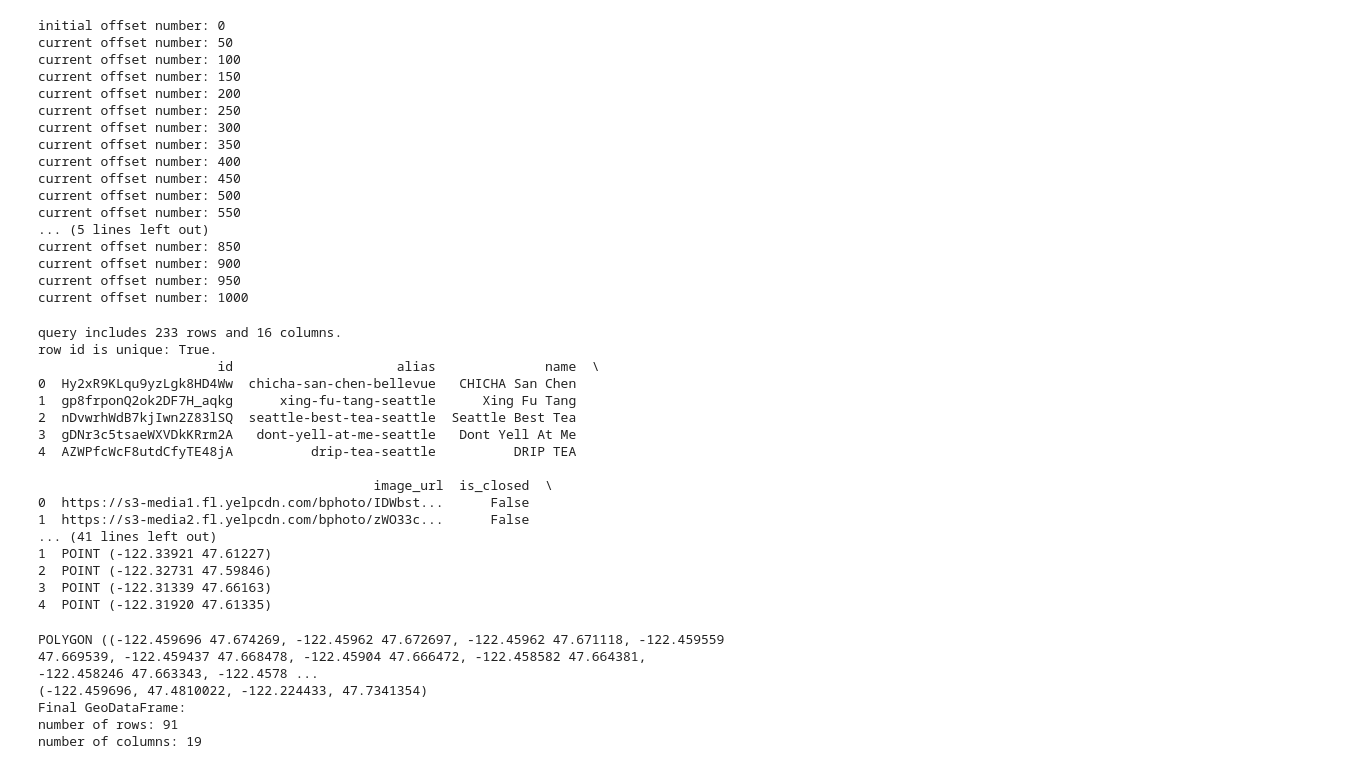
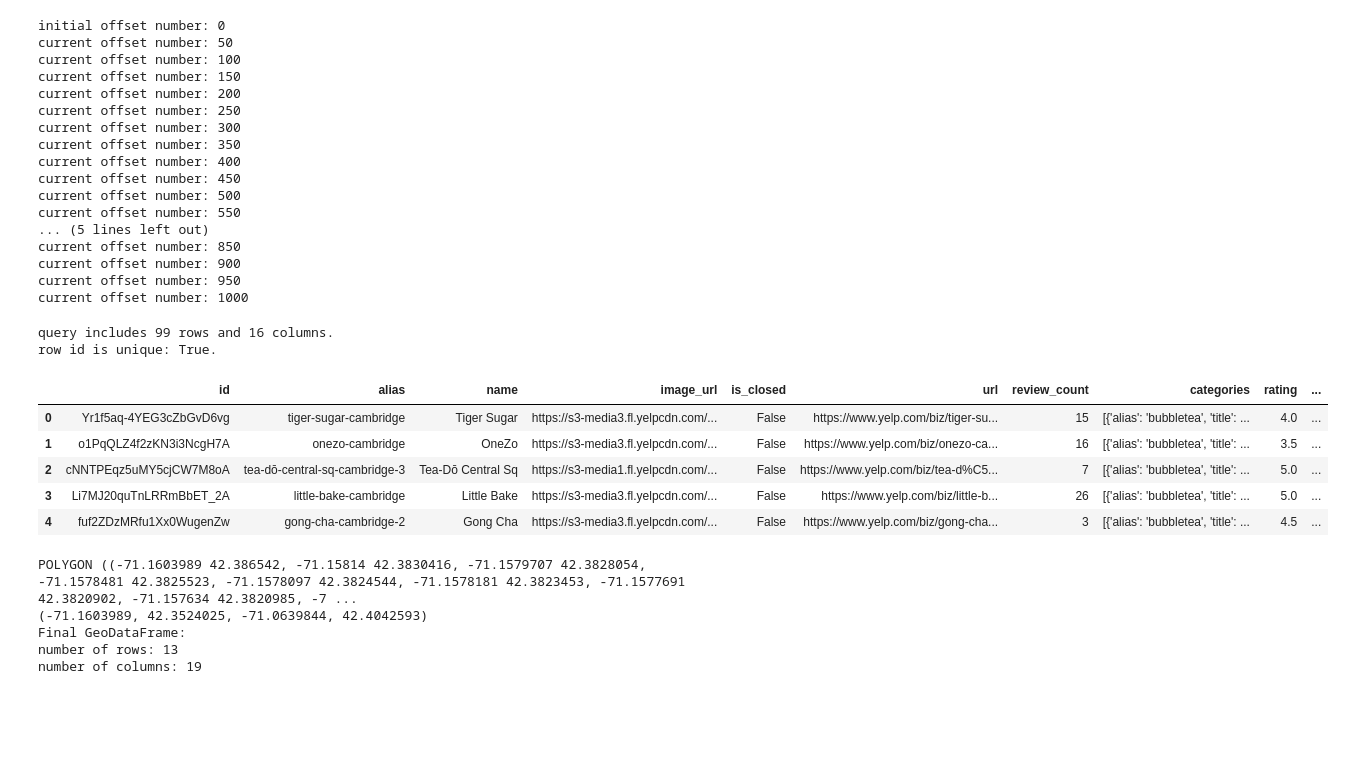
Before and after one commit to womogenes/am115-final, a Jupyter notebook: download_boba_gdf.ipynb, the cells around one changed output. Saved outputs shown, nothing was run; the diff lists cells and outputs as text; code cells hidden in the pictures; blank space fills up the shorter version.

```diff
--- a/download_boba_gdf.ipynb
+++ b/download_boba_gdf.ipynb
@@ -14,4 +14,11 @@ import osmnx as ox
 
 from dotenv import load_dotenv
 load_dotenv()
+
+CITY_NAME = os.environ["CITY_NAME"]
+CITY_SLUG = os.environ["CITY_SLUG"]
+print(f"City name: {CITY_NAME}")
+print(f"City slug: {CITY_SLUG}")
+
+API_KEY = os.environ.get("YELP_API_KEY")
 # %% [output]
@@ -19,6 +27,3 @@ True
-# %%
-# saving yelp api key as an environment variable
-API_KEY = os.environ.get("yelp_api")
 # %%
 # our offset parameter - each page 50 rows
 offset = 0
@@ -80,53 +85,44 @@ df = pd.concat(lst)
 df = df.reset_index(drop=True)
 
 # review shape of dataframe
 rows, columns = df.shape
 print()
 print("query includes {:,} rows and {} columns.".format(rows, columns))
 print("row id is unique: {}.".format(df["id"].is_unique))
 
 # review if dataframe id is unique, if not drop duplicates
 if df["id"].is_unique == False:
     duplicates = df.loc[df.duplicated(subset=["id"])]
     vals = list(duplicates.head()["name"].values)
     print("\nduplicates found: {}.".format(vals))
 
     df = df.drop_duplicates(subset=["id"]).reset_index(drop=True)
     print("dropping duplicates...")
 
     rows, columns = df.shape
     print("\nrow id is unique: {}.".format(df["id"].is_unique))
     print("query includes {:,} rows and {} columns.".format(rows, columns))
 
 
 # explode coordinates to create an individual column
 gdf = pd.concat([df, df["coordinates"].apply(pd.Series)], axis=1)
 
 # retrieve lat, lon values and return a geodataframe
 gdf = gpd.GeoDataFrame(gdf, crs=4326, geometry=gpd.points_from_xy(gdf.longitude, gdf.latitude))
 
-print(gdf.head())
+gdf.head()
 # %% [output]
-query includes 233 rows and 16 columns.
+query includes 99 rows and 16 columns.
 row id is unique: True.
-                       id                     alias              name  \
-0  Hy2xR9KLqu9yzLgk8HD4Ww  chicha-san-chen-bellevue   CHICHA San Chen
-1  gp8frponQ2ok2DF7H_aqkg      xing-fu-tang-seattle      Xing Fu Tang
-2  nDvwrhWdB7kjIwn2Z83lSQ  seattle-best-tea-seattle  Seattle Best Tea
-3  gDNr3c5tsaeWXVDkKRrm2A   dont-yell-at-me-seattle   Dont Yell At Me
-4  AZWPfcWcF8utdCfyTE48jA          drip-tea-seattle          DRIP TEA
-
-                                           image_url  is_closed  \
-0  https://s3-media1.fl.yelpcdn.com/bphoto/IDWbst...      False
-1  https://s3-media2.fl.yelpcdn.com/bphoto/zWO33c...      False
-... (41 lines left out)
-1  POINT (-122.33921 47.61227)
-2  POINT (-122.32731 47.59846)
-3  POINT (-122.31339 47.66163)
-4  POINT (-122.31920 47.61335)
+|  | id | alias | name | image_url | is_closed | url | review_count | categories | rating | ... |
+| 0 | Yr1f5aq-4YEG3cZbGvD6vg | tiger-sugar-cambridge | Tiger Sugar | https://s3-media3.fl.yelpcdn.com/... | False | https://www.yelp.com/biz/tiger-su... | 15 | [{'alias': 'bubbletea', 'title': ... | 4.0 | ... |
+| 1 | o1PqQLZ4f2zKN3i3NcgH7A | onezo-cambridge | OneZo | https://s3-media3.fl.yelpcdn.com/... | False | https://www.yelp.com/biz/onezo-ca... | 16 | [{'alias': 'bubbletea', 'title': ... | 3.5 | ... |
+| 2 | cNNTPEqz5uMY5cjCW7M8oA | tea-dō-central-sq-cambridge-3 | Tea-Dō Central Sq | https://s3-media1.fl.yelpcdn.com/... | False | https://www.yelp.com/biz/tea-d%C5... | 7 | [{'alias': 'bubbletea', 'title': ... | 5.0 | ... |
+| 3 | Li7MJ20quTnLRRmBbET_2A | little-bake-cambridge | Little Bake | https://s3-media3.fl.yelpcdn.com/... | False | https://www.yelp.com/biz/little-b... | 26 | [{'alias': 'bubbletea', 'title': ... | 5.0 | ... |
+| 4 | fuf2ZDzMRfu1Xx0WugenZw | gong-cha-cambridge-2 | Gong Cha | https://s3-media3.fl.yelpcdn.com/... | False | https://www.yelp.com/biz/gong-cha... | 3 | [{'alias': 'bubbletea', 'title': ... | 4.5 | ... |
 # %%
 # Clip data to the city
-city_gdf = ox.geocode_to_gdf({ "city": CITY_NAME })
+city_gdf = ox.geocode_to_gdf(CITY_NAME)
 print(city_gdf["geometry"][0])
 
 print(city_gdf["geometry"][0].bounds)
@@ -139,10 +135,10 @@ print("Final GeoDataFrame:")
 print("number of rows: {}\n\
 number of columns: {}".format(rows, columns))
 # %% [output]
-POLYGON ((-122.459696 47.674269, -122.45962 47.672697, -122.45962 47.671118, -122.459559 47.669539, -122.459437 47.668478, -122.45904 47.666472, -122.458582 47.664381, -122.458246 47.663343, -122.4578 ...
-(-122.459696, 47.4810022, -122.224433, 47.7341354)
+POLYGON ((-71.1603989 42.386542, -71.15814 42.3830416, -71.1579707 42.3828054, -71.1578481 42.3825523, -71.1578097 42.3824544, -71.1578181 42.3823453, -71.1577691 42.3820902, -71.157634 42.3820985, -7 ...
+(-71.1603989, 42.3524025, -71.0639844, 42.4042593)
 Final GeoDataFrame:
-number of rows: 91
+number of rows: 13
 number of columns: 19
 # %%
 # Find more accurate locations
```
Also changed, not shown: parts of 3 cells of this notebook, 2 other files.
